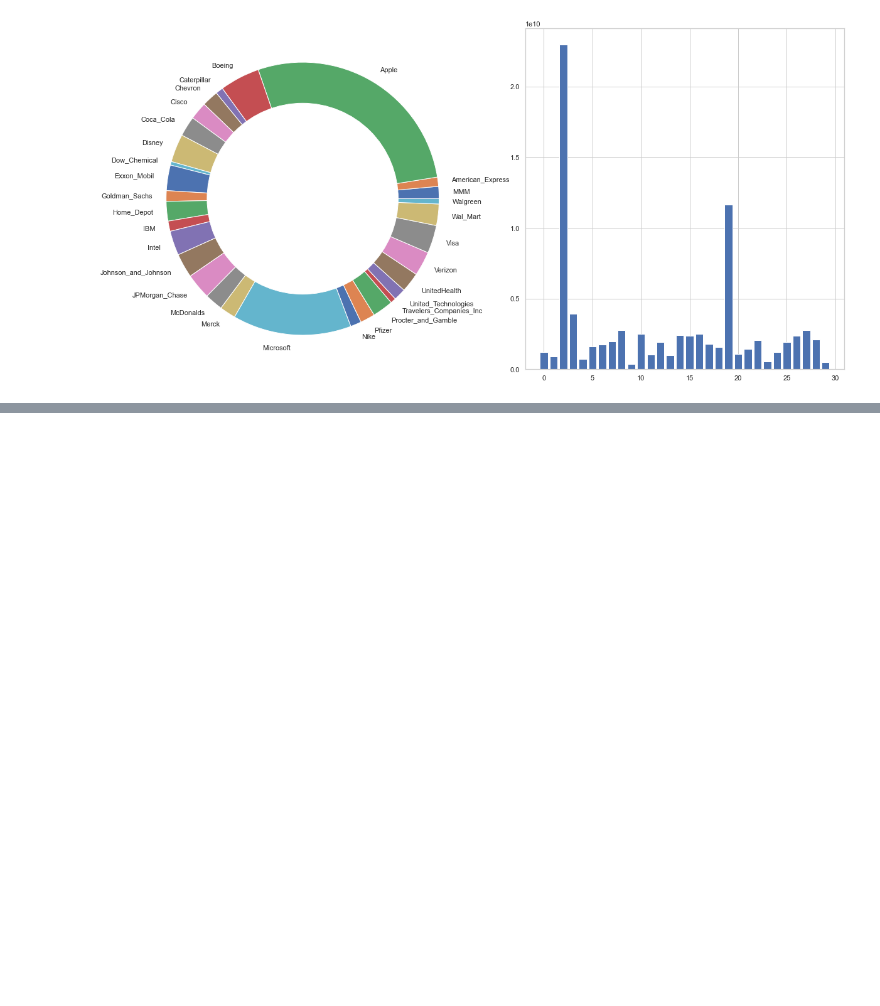
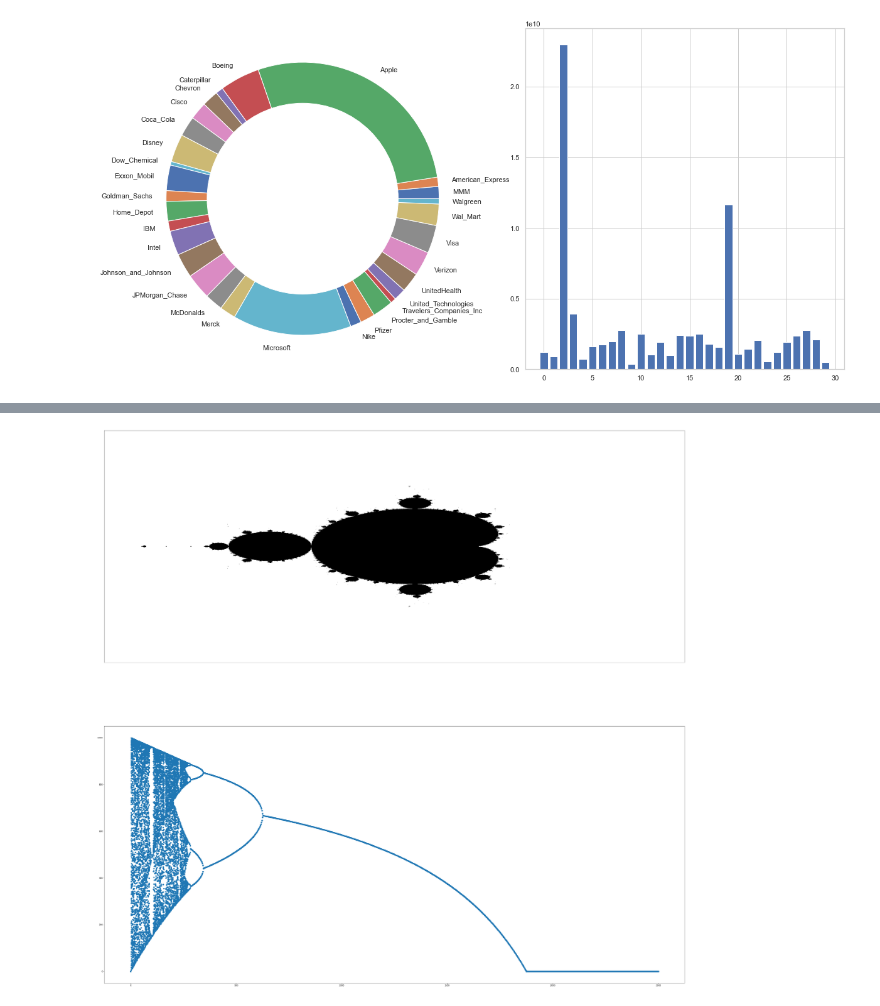
Before and after one commit to ArzymKoteyko/Autopilot_AI, a Jupyter notebook: Core.ipynb, the cells around one changed output, grey strips where cells are left out. Cells and saved outputs as stored; diff of their text form; code cells hidden in the pictures; blank space fills up the shorter version.

```diff
--- a/Core.ipynb
+++ b/Core.ipynb
@@ -140,0 +279,91 @@ NameError: name 'gpd' is not defined
+# %%
+import numpy as np
+import matplotlib.pyplot as plt
+from tqdm import tqdm
+# библиотеки
+
+# инициализиация
+pmin, pmax, qmin, qmax = -2, 1.5, -2, 2
+# пусть c = p + iq и p меняется в диапазоне от pmin до pmax,
+# а q меняется в диапазоне от qmin до qmax
+
+ppoints, qpoints = 2500, 1000
+# число точек по горизонтали и вертикали
+
+max_iterations = 300
+# максимальное количество итераций
+
+infinity_border = 100
+# если ушли на это расстояние, считаем, что ушли на бесконечность
+
+fig = plt.figure(figsize = (50,50))
+plt.subplot(2,1,1)
+image = np.zeros((ppoints, qpoints))
+# image — это двумерный массив, в котором будет записана наша картинка
+# по умолчанию он заполнен нулями
+
+with tqdm(ppoints * qpoints) as pbar:
+    for ip, p in enumerate(np.linspace(pmin, pmax, ppoints)):
+        for iq, q in enumerate(np.linspace(qmin, qmax, qpoints)):
+            c = p + 1j * q
+            # буквой j обозначается мнимая единица: чтобы Python понимал, что речь
+            # идёт о комплексном числе, а не о переменной j, мы пишем 1j
+
+            z = 0
+            for k in range(max_iterations):
+                z = z ** 2 + c
+                # Самая Главная Формула
+
+                if abs(z) > infinity_border:
+                    # если z достаточно большое, считаем, что последовательость
+                    # ушла на бесконечность
+                    # или уйдёт
+                    # можно доказать, что infinity_border можно взять равным 4
+
+                    image[ip, iq] = 1
+                    # находимся вне M: отметить точку как белую
+                    break
+            pbar.update()
+plt.xticks([])
+plt.yticks([])
+# выключим метки на осях
+
+plt.imshow(-image.T, cmap='Greys')
+# транспонируем картинку, чтобы оси были направлены правильно
+# перед image стоит знак минус, чтобы множество Мандельброта рисовалось
+# чёрным цветом
+
+plt.subplot(2,1,2)
+def grow(x, r):
+    if r * x * (1 - x) < 0.001:
+        return 0
+    else:
+        return r * x * (1 - x)
+
+A = np.zeros(1000)
+R = 3.3
+A[0] = 0.6
+
+for i in range(1,len(A)):
+    A[i] = grow(A[i-1], R)
+    #print(A[i], A[i-1], i, i-1)
+
+N = 1000
+Total  = np.zeros(1000 * N)
+R_vals = np.zeros(1000 * N)
+for i in trange(N):
+    R = 4 / N * i
+    A = np.zeros(1000)
+    A[0] = 0.6
+    for j in range(1,len(A)):
+        A[j] = grow(A[j-1], R)
+    #print(R, A[0:100])
+    R_vals[i*100:(i+1)*100] += np.array([4 - R for i in range(100)]) * (ppoints / 4)
+    Total[i*100:(i+1)*100]  += A[900:1000] * qpoints
+
+
+plt.scatter(R_vals, Total, cmap='Greys')
+
+plt.show()
+# %% [output]
+[figure, added]
```
Also changed, not shown: parts of 10 cells of this notebook, 3 other files.
